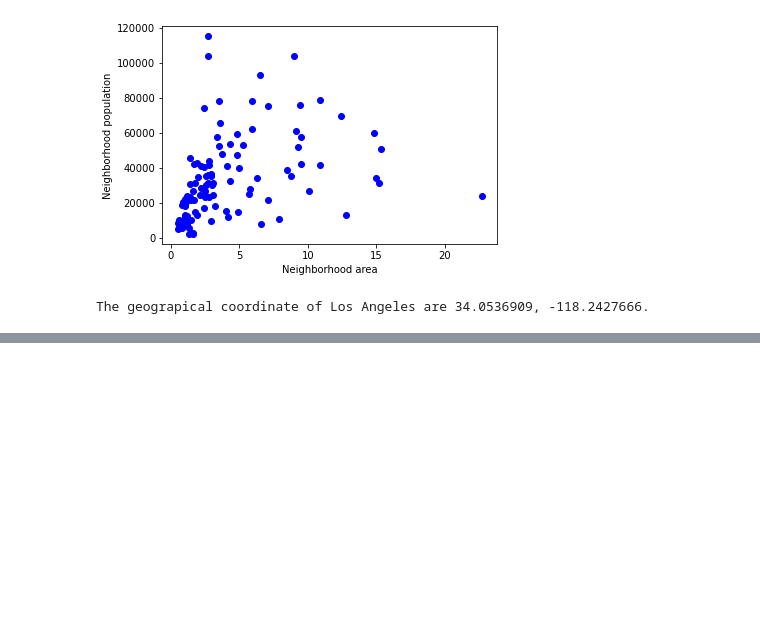
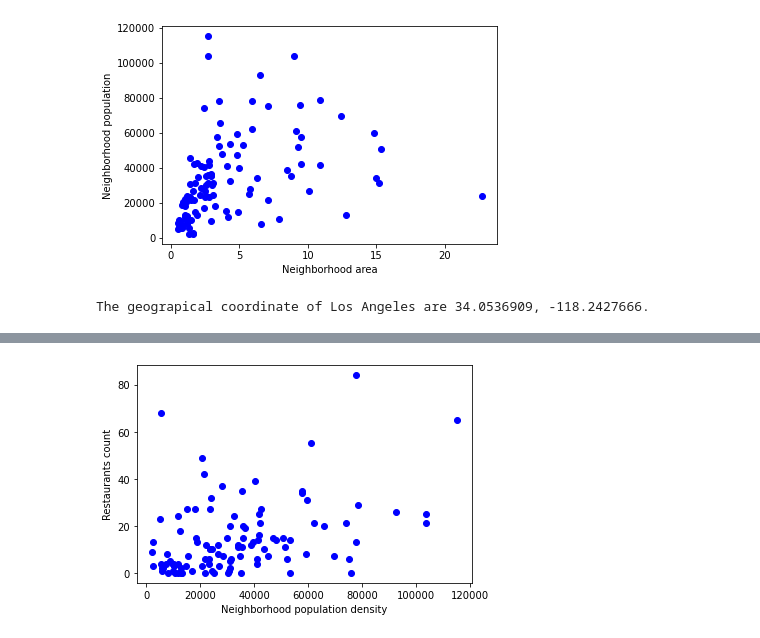
Before and after one commit to hammoud39/Machine_learning_capstone, a Jupyter notebook: Capstone Project - The Battle of Neighborhoods.ipynb, the cells around one changed output, grey strips where cells are left out. Saved outputs shown, nothing was run; the diff lists cells and outputs as text; code cells hidden in the pictures; blank space fills up the shorter version.

```diff
--- a/Capstone Project - The Battle of Neighborhoods.ipynb
+++ b/Capstone Project - The Battle of Neighborhoods.ipynb
@@ -189,9 +193,9 @@ for row in area_table:
 # %%
 # Drop the neighborhoods for which the area data is missing
-neighborhoods_df = neighborhoods_df[neighborhoods_df['Area'] != 0].reset_index(drop=True)
-neighborhoods_df = neighborhoods_df[neighborhoods_df['Population'] != 0].reset_index(drop=True)
-print('There are {} neighborhoods in the dataframe.'.format(neighborhoods_df.shape[0]))
-neighborhoods_df.head(10)
+LA_df = LA_df[LA_df['Area'] != 0].reset_index(drop=True)
+LA_df = LA_df[LA_df['Population'] != 0].reset_index(drop=True)
+print('There are {} neighborhoods in the dataframe.'.format(LA_df.shape[0]))
+LA_df.head(10)
 # %% [output]
 There are 108 neighborhoods in the dataframe.
 |  | Neighborhood | Latitude | Longitude | Population | Area |
@@ -206,8 +210,8 @@ There are 108 neighborhoods in the dataframe.
 | 8 | Boyle Heights | 34.043689 | -118.209768 | 92785.0 | 6.5 |
 | 9 | Brentwood | 34.052140 | -118.474070 | 31344.0 | 15.2 |
 # %%
-neighborhoods_df['Population density'] = round(neighborhoods_df['Population'] / neighborhoods_df['Area'])
-neighborhoods_df.head(10)
+LA_df['Population density'] = round(LA_df['Population'] / LA_df['Area'])
+LA_df.head(10)
 # %% [output]
 |  | Neighborhood | Latitude | Longitude | Population | Area | Population density |
 | 0 | Arleta | 34.241327 | -118.432205 | 31068.0 | 3.1 | 10022.0 |
@@ -264,7 +268,7 @@ map_LA
 # %%
 # Define foursquare credentials
 CLIENT_ID = 'QED5T4EOYGPHTLNIPYLSVINTSUYSVZ30GZBMENBIXAPBNVLN' # Foursquare ID
-CLIENT_SECRET = 'DRNUECJTLEUK2HLDNIM0DMHN3IMOB0C0XHYTKYSWFV120AL1' # Foursquare Secret
+CLIENT_SECRET = 'VNDTAUQVUXIY1WCKZOUXC1L5RGYZH5BPFNY5LMSLTXOSDYVP' # Foursquare Secret
 VERSION = '20200416' # API version
-LIMIT = 100
+LIMIT = 1
 radius = 500
@@ -270,0 +317,13 @@ radius = 500
+# %%
+# Getting number of restaurants in each neighborhood
+restaurants_count = []
+lebanese_restaurants_count = []
+
+for ind in range(LA_df.shape[0]):
+    restaurants_count.append(get_venue_count(LA_df, ind, '4d4b7105d754a06374d81259')) # categoryId 'Food'
+    lebanese_restaurants_count.append(get_venue_count(LA_df, ind, '58daa1558bbb0b01f18ec1cd')) # categoryId 'Lebanese restaurant'
+
+LA_df['Restaurants count'] = restaurants_count
+LA_df['Lebanese restaurants count'] = lebanese_restaurants_count
+
+LA_df
@@ -270,0 +350,8 @@ radius = 500
+# %%
+# Plot
+plt.scatter(LA_df['Population density'], LA_df['Restaurants count'],  color='blue')
+plt.xlabel("Neighborhood population density")
+plt.ylabel("Restaurants count")
+plt.show()
+# %% [output]
+[figure, added]
```
Also changed, not shown: parts of 22 cells of this notebook, 2 other files.
